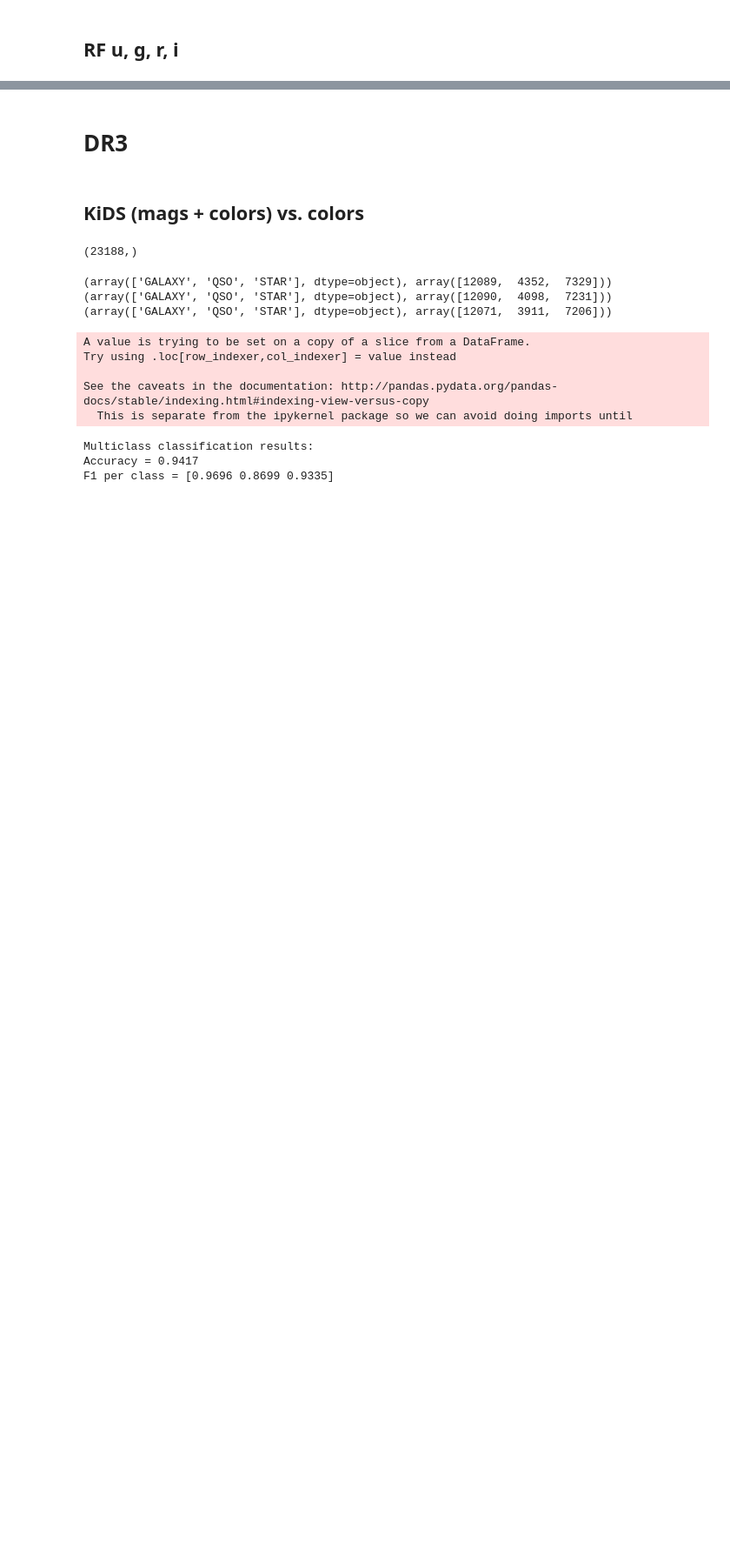
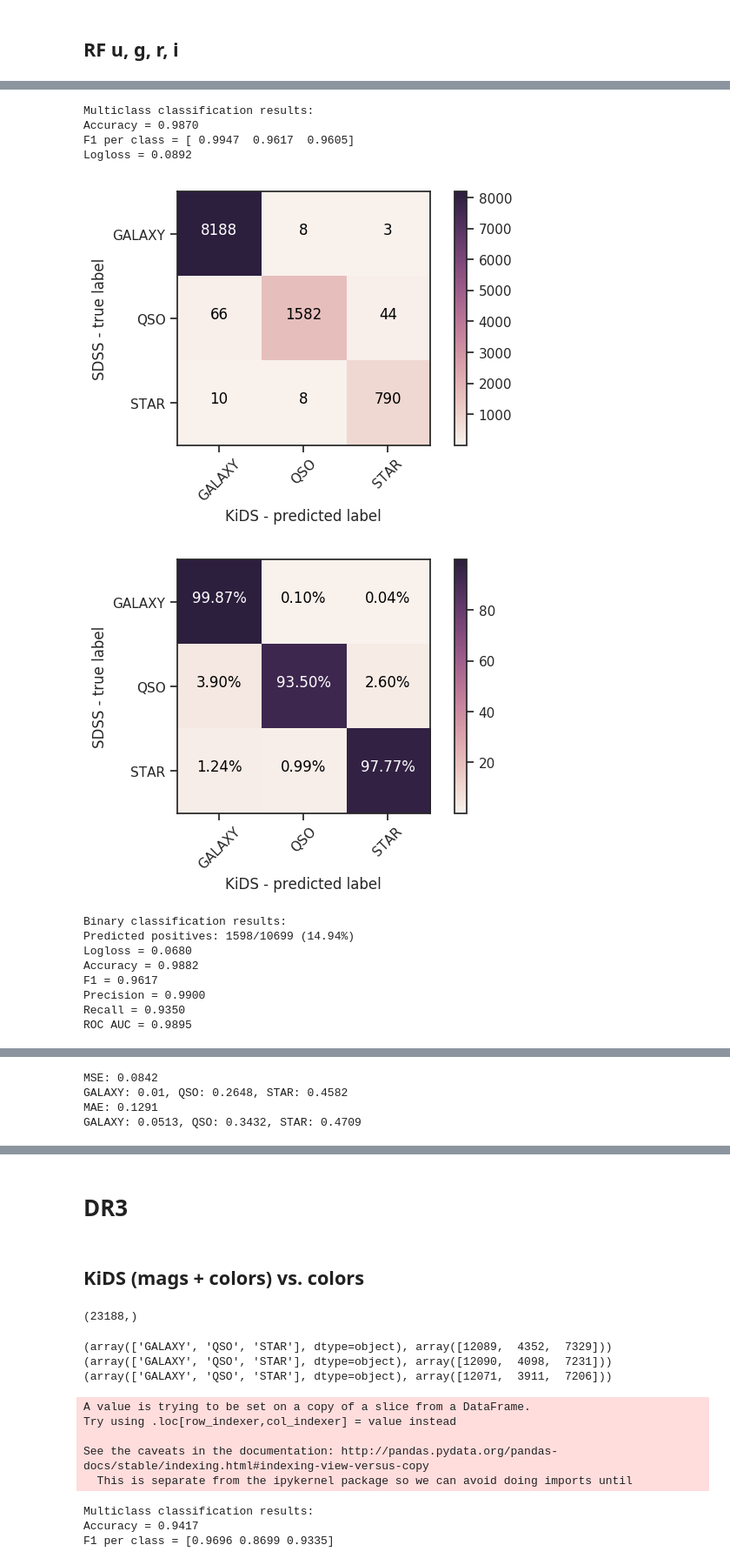
Before and after one commit to snakoneczny/kids-quasars, a Jupyter notebook: notebooks/experiment_results.ipynb, the cells around one changed output, grey strips where cells are left out. Shown at 87% size. Cells and saved outputs as stored; diff of their text form; code cells hidden in the pictures; blank space fills up the shorter version.

```diff
--- a/notebooks/experiment_results.ipynb
+++ b/notebooks/experiment_results.ipynb
@@ -26,0 +72,17 @@ sns.set_palette('cubehelix')
+# %%
+experiment_report(preds_clf_top, z_max=4)
+# %% [output]
+Multiclass classification results:
+Accuracy = 0.9870
+F1 per class = [ 0.9947  0.9617  0.9605]
+Logloss = 0.0892
+[figure, added]
+[figure, added]
+Binary classification results:
+Predicted positives: 1598/10699 (14.94%)
+Logloss = 0.0680
+Accuracy = 0.9882
+F1 = 0.9617
+Precision = 0.9900
+Recall = 0.9350
+ROC AUC = 0.9895
@@ -26,0 +90,4 @@ sns.set_palette('cubehelix')
+MSE: 0.0842
+GALAXY: 0.01, QSO: 0.2648, STAR: 0.4582
+MAE: 0.1291
+GALAXY: 0.0513, QSO: 0.3432, STAR: 0.4709
```
Also changed, not shown: parts of 24 cells of this notebook, 6 other files.
